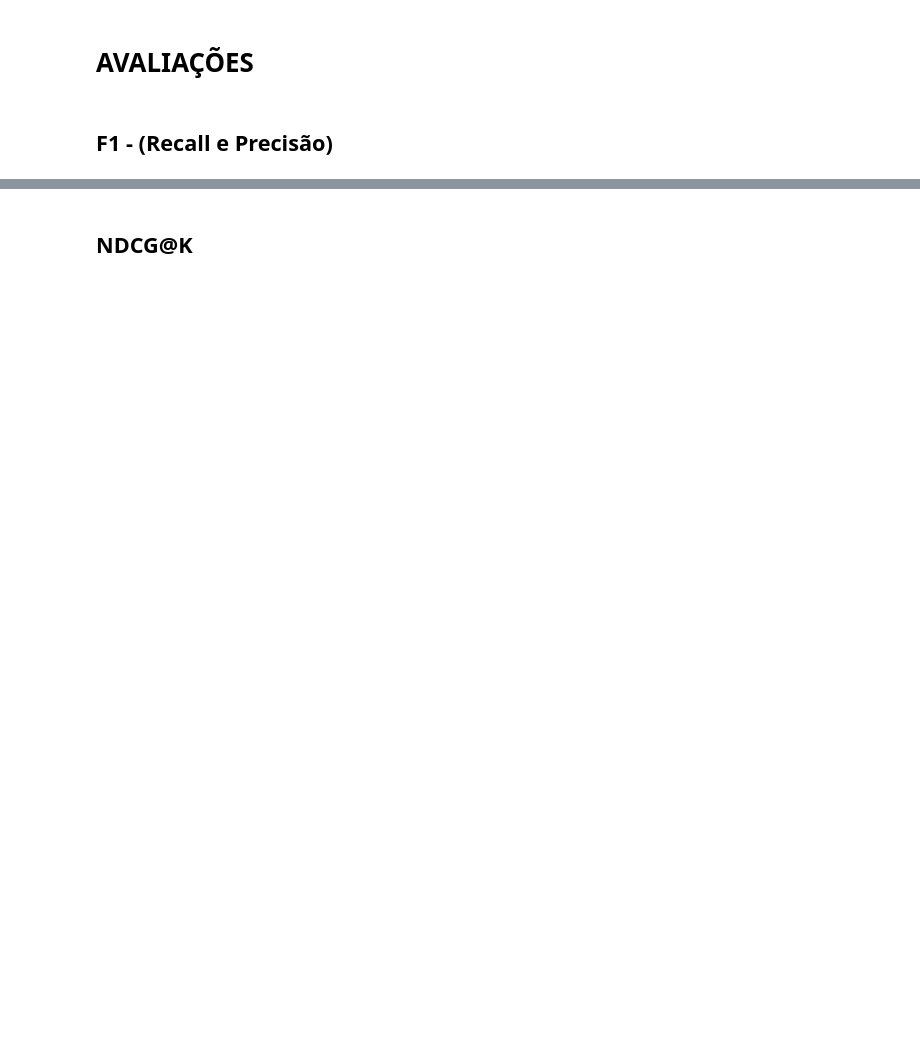
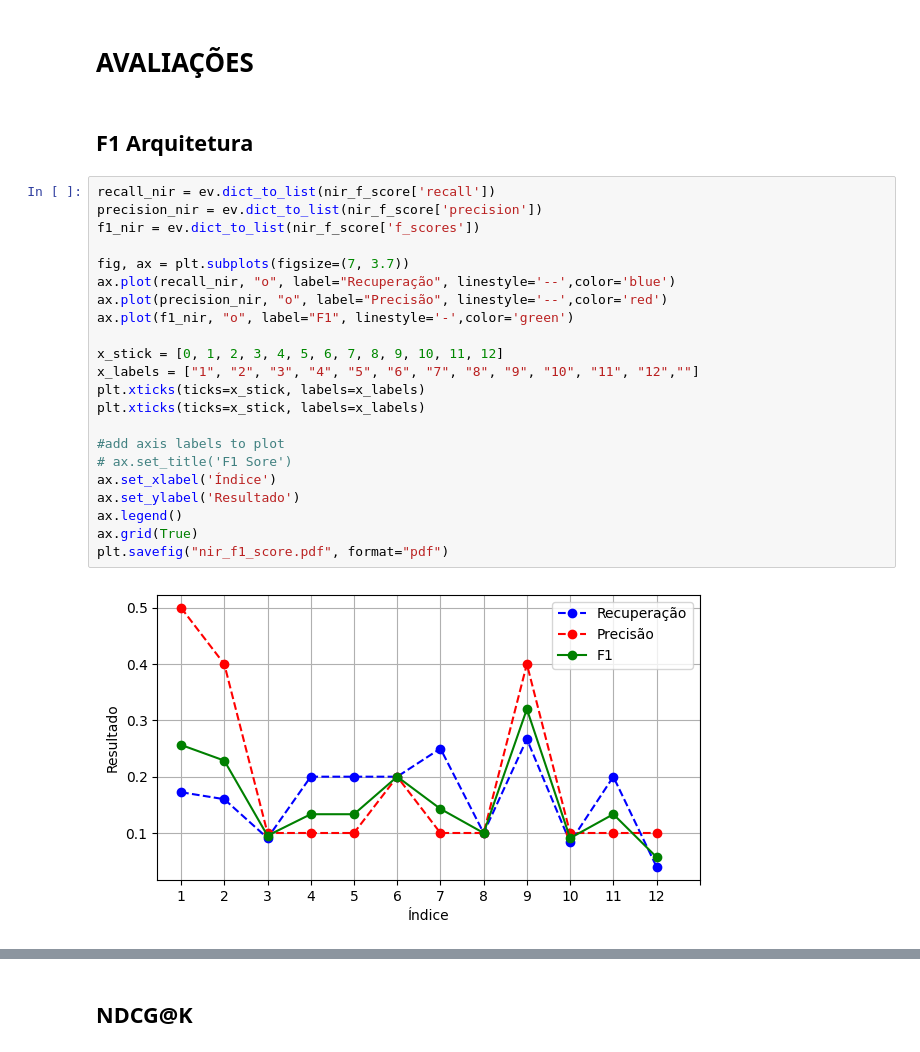
Before and after one commit to sira-serverless-ir-arch/evaluete-nir, a Jupyter notebook: evaluetion.ipynb, the cells around one changed output, grey strips where cells are left out. Saved outputs shown, nothing was run; the diff lists cells and outputs as text; blank space fills up the shorter version.

```diff
--- a/evaluetion.ipynb
+++ b/evaluetion.ipynb
@@ -54,4 +106,28 @@ df
 # %% [markdown]
 # AVALIAÇÕES
 # %% [markdown]
-## F1 - (Recall e Precisão)
+## F1 Arquitetura
+# %%
+recall_nir = ev.dict_to_list(nir_f_score['recall'])
+precision_nir = ev.dict_to_list(nir_f_score['precision'])
+f1_nir = ev.dict_to_list(nir_f_score['f_scores'])
+
+fig, ax = plt.subplots(figsize=(7, 3.7))
+ax.plot(recall_nir, "o", label="Recuperação", linestyle='--',color='blue')
+ax.plot(precision_nir, "o", label="Precisão", linestyle='--',color='red')
+ax.plot(f1_nir, "o", label="F1", linestyle='-',color='green')
+
+x_stick = [0, 1, 2, 3, 4, 5, 6, 7, 8, 9, 10, 11, 12]
+x_labels = ["1", "2", "3", "4", "5", "6", "7", "8", "9", "10", "11", "12",""]
+plt.xticks(ticks=x_stick, labels=x_labels)
+plt.xticks(ticks=x_stick, labels=x_labels)
+
+#add axis labels to plot
+# ax.set_title('F1 Sore')
+ax.set_xlabel('Índice')
+ax.set_ylabel('Resultado')
+ax.legend()
+ax.grid(True)
+plt.savefig("nir_f1_score.pdf", format="pdf")
+# %% [output]
+[figure, added]
```
Also changed, not shown: parts of 13 cells of this notebook, 22 other files.
